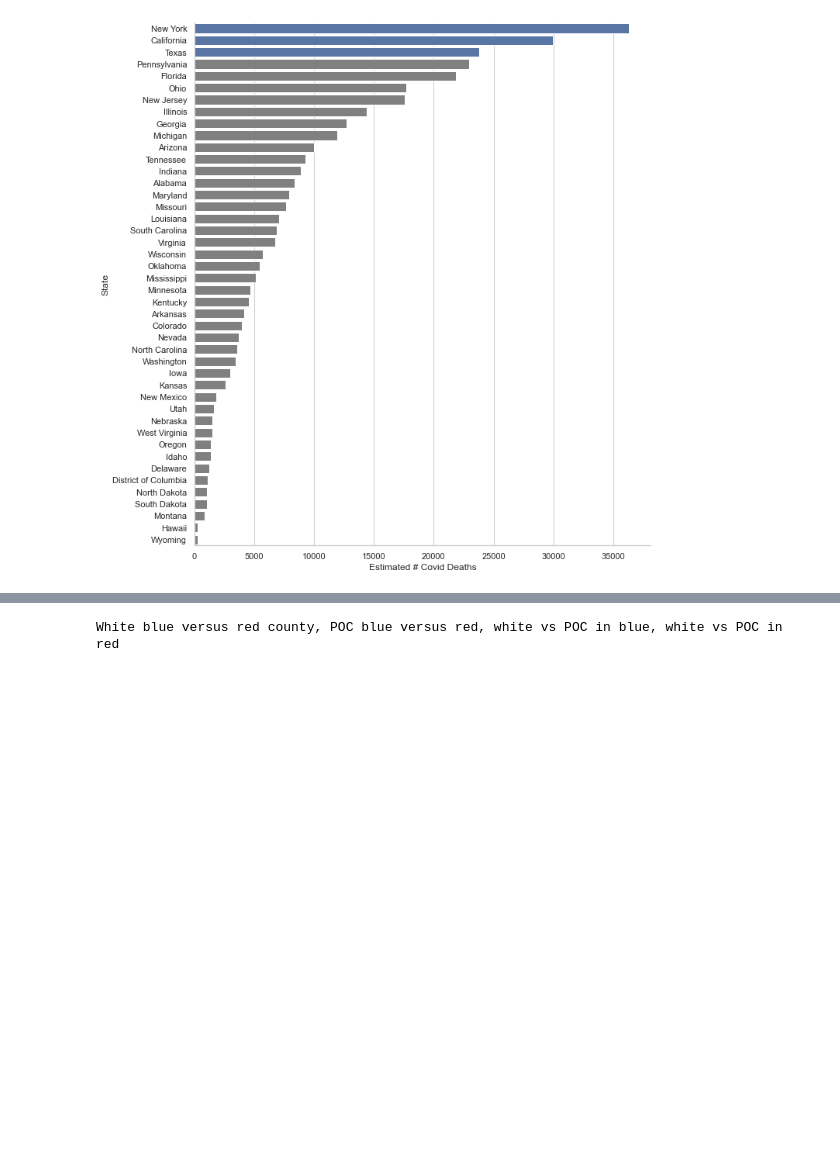
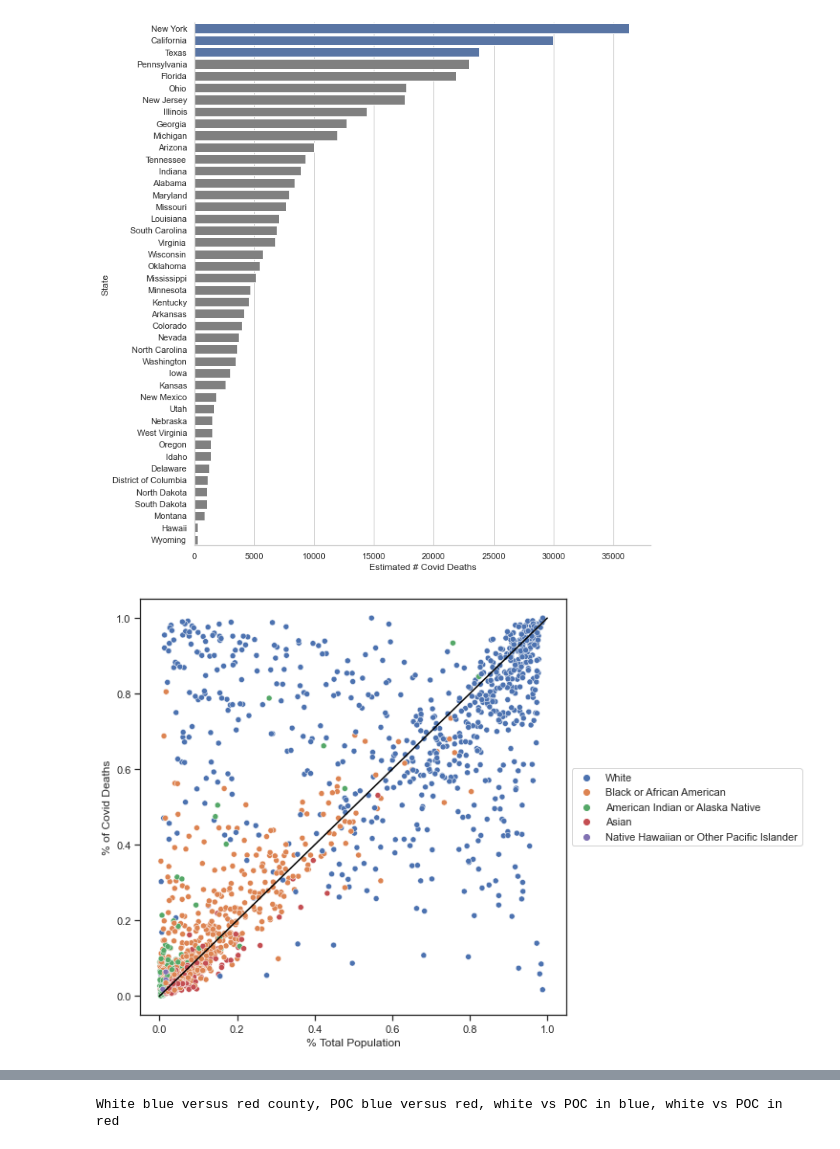
Before and after one commit to lauracharlotteli/cs216project, a Jupyter notebook: 216_project.ipynb, the cells around one changed output, grey strips where cells are left out. Drawn from its saved outputs; the diff is of its cells as text; code cells hidden in the pictures; blank space fills up the shorter version.

```diff
--- a/216_project.ipynb
+++ b/216_project.ipynb
@@ -340,4 +340,13 @@ sns.catplot(data=cp_total_deaths, x='Estimated # Covid Deaths', y='State', kind=
 # %% [output]
 <seaborn.axisgrid.FacetGrid at 0x...>
 [figure]
+# %%
+# optional: includes y=x line
+sns.set(rc={"figure.figsize":(8, 8)})
+sns.set(style="ticks")
+pop_covid = sns.scatterplot(data=cp, x='% Total Population', y='% of Covid Deaths', hue='Race')
+pop_covid.legend(loc='center left', bbox_to_anchor=(1, 0.5), ncol=1)
+with_line = pop_covid.plot([0,1],[0,1], "black")
+# %% [output]
+[figure, added]
 # %%
```
Also changed, not shown: parts of 5 cells of this notebook.
